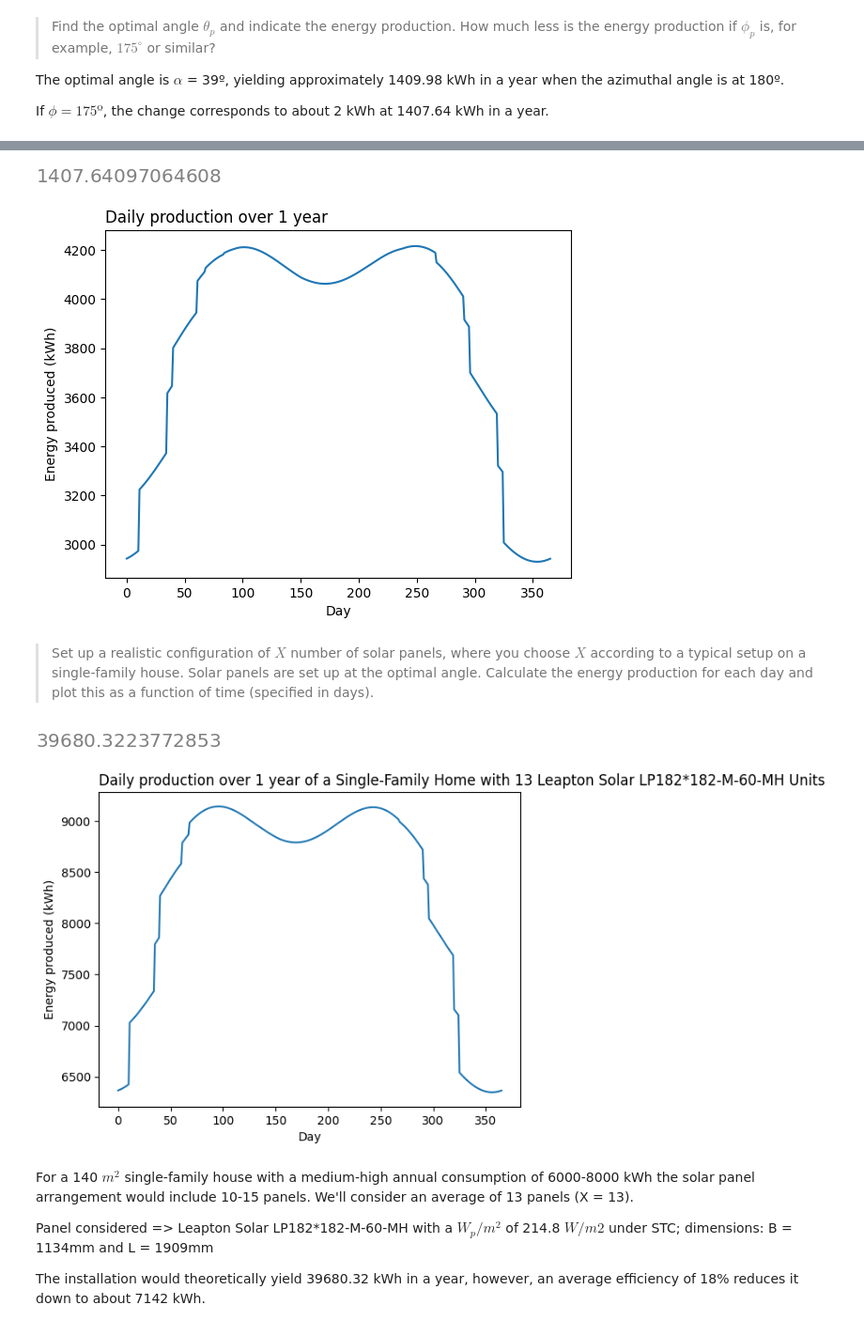
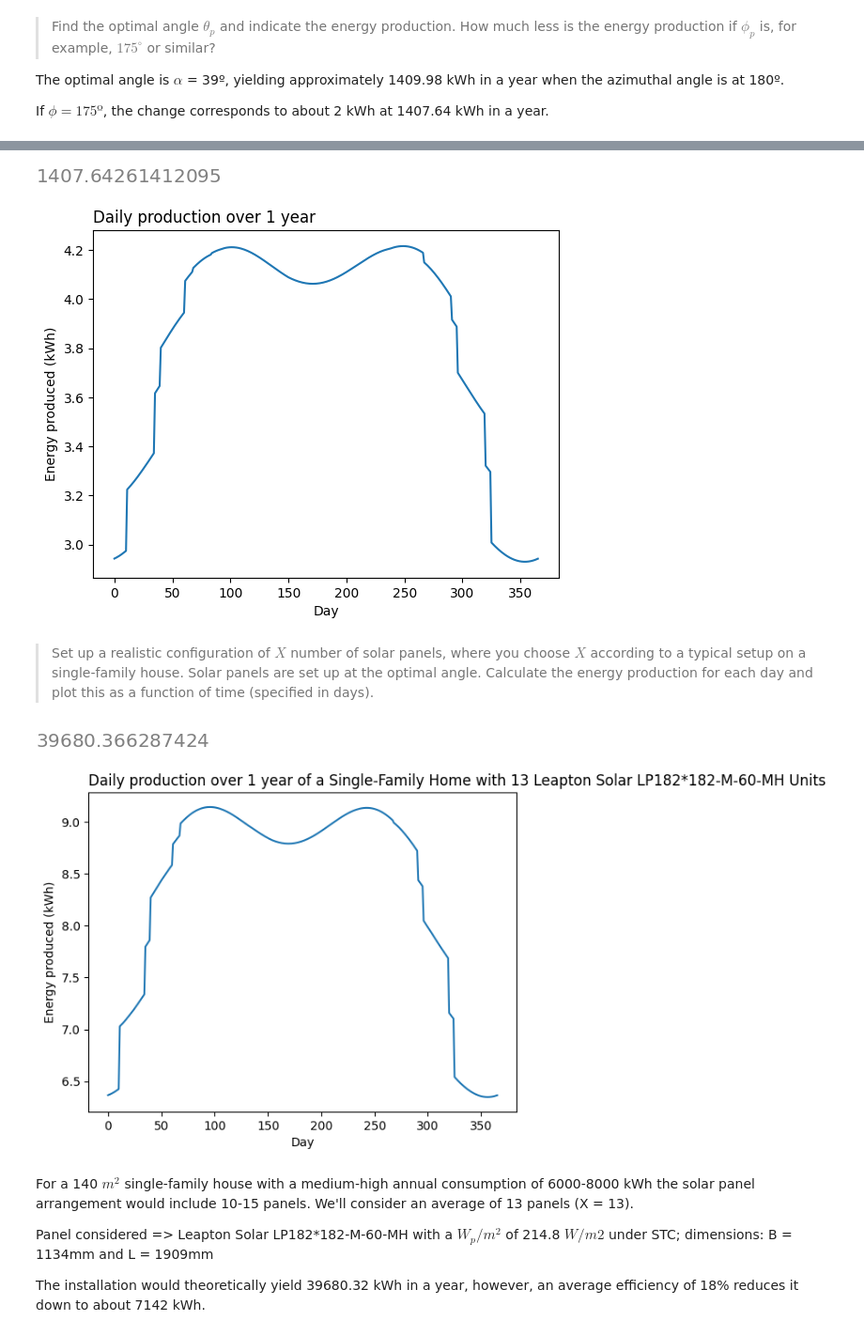
Before and after one commit to Romultra/Ultra-solar-panels, a Jupyter notebook: Questions.ipynb, the cells around one changed output, grey strips where cells are left out. Shown at 94% size. Saved outputs shown, nothing was run; the diff lists cells and outputs as text; code cells hidden in the pictures.

```diff
--- a/Questions.ipynb
+++ b/Questions.ipynb
@@ -342,10 +342,11 @@ def flux_function(azimuth_panel, alpha_panel, A0, L, B, sunpos):
     tan_alpha = np.tan(alpha)
 
     solar_flux_array = np.array([cos_azimuth, sin_azitmuth, tan_alpha])
-
+    #print(solar_flux_array)
     for i in range(len(alpha)):
         solar_flux = solar_flux_array[:, i]*1100 / np.linalg.norm(solar_flux_array[:, i])
-        energy += max(0, np.dot(panel, solar_flux))*A0*L*B
+        #print(np.dot(panel, solar_flux), solar_flux, panel)
+        energy += max(0, np.dot(panel, solar_flux))*A0*L*B/1000
 
     return energy
 
@@ -357,7 +358,7 @@ delta_time = "H"  # "Min", "H",
 
 # Definition of Location object. Coordinates and elevation of Amager, Copenhagen (Denmark)
 site = Location(
-    55.785469, 12.519103, timezone, 21, "DTU (DK)"
+    55.785469, 12.519103, timezone, 10, "DTU (DK)"
 )  # latitude, longitude, time_zone, altitude, name
 
 # Definition of a time range of simulation
@@ -367,7 +368,7 @@ times = pd.date_range(
 
 sunpos = site.get_solarposition(times)
 result = flux_function(180, 45, 0.5, 1, 1, sunpos)
-display(result/1000)
+display(result)
 #plt.plot(result[1])
 #print(len(result[1]))
 # %% [output]
@@ -404,7 +405,7 @@ def flux_function_daily_prod(azimuth_panel, alpha_panel, A0, L, B, sunpos):
 
         if alpha.iloc[i] > 0:
             solar_flux = solar_flux_array[:, i]*1100 / np.linalg.norm(solar_flux_array[:, i])
-            daily_energy += max(0, np.dot(panel, solar_flux))*A0*L*B
+            daily_energy += max(0, np.dot(panel, solar_flux))*A0*L*B/1000
 
         hours_counter += 1
 
@@ -431,11 +432,11 @@ times = pd.date_range(
 
 sunpos = site.get_solarposition(times)
 result = flux_function_daily_prod(180, 45, 0.5, 1, 1, sunpos)
-display(result[0]/1000)
+display(result[0])
 
 plt.title("Daily production over 1 year", loc = 'left')
 plt.xlabel("Day")
-plt.ylabel("Energy produced (kWh)")
+plt.ylabel("Energy produced (Wh)")
 
 plt.plot(result[1])
 plt.show()
@@ -485,7 +486,7 @@ plt.show()
 # %%
 sunpos = site.get_solarposition(times)
 result = flux_function_daily_prod(175, 39, 0.5, 1, 1, sunpos)
-display(result[0]/1000)
+display(result[0])
 
 plt.title("Daily production over 1 year", loc = 'left')
 plt.xlabel("Day")
@@ -494,24 +495,24 @@ plt.ylabel("Energy produced (kWh)")
 plt.plot(result[1])
 plt.show()
 # %% [output]
-[figure, old version]
+[figure, new version]
-[figure, old version]
+[figure, new version]
 # %% [markdown]
 > Set up a realistic configuration of $X$ number of solar panels, where you choose $X$ according to a typical setup on a single-family house. Solar panels are set up at the optimal angle. Calculate the energy production for each day and plot this as a function of time (specified in days).
 # %%
 sunpos = site.get_solarposition(times)
 result = flux_function_daily_prod(180, 39, 0.5, 1.134, 1.909, sunpos)
-display((13*result[0])/1000)
+display((13*result[0]))
 
 plt.title("Daily production over 1 year of a Single-Family Home with 13 Leapton Solar LP182*182-M-60-MH Units", loc = 'left')
 plt.xlabel("Day")
 plt.ylabel("Energy produced (kWh)")
 
 plt.plot(result[1])
 plt.show()
 # %% [output]
-[figure, old version]
+[figure, new version]
-[figure, old version]
+[figure, new version]
 # %% [markdown]
 For a 140 $m^2$ single-family house with a medium-high annual consumption of 6000-8000 kWh the solar panel arrangement would include 10-15 panels. We'll consider an average of 13 panels (X = 13).
 
```
Also changed, not shown: parts of 4 cells of this notebook.
